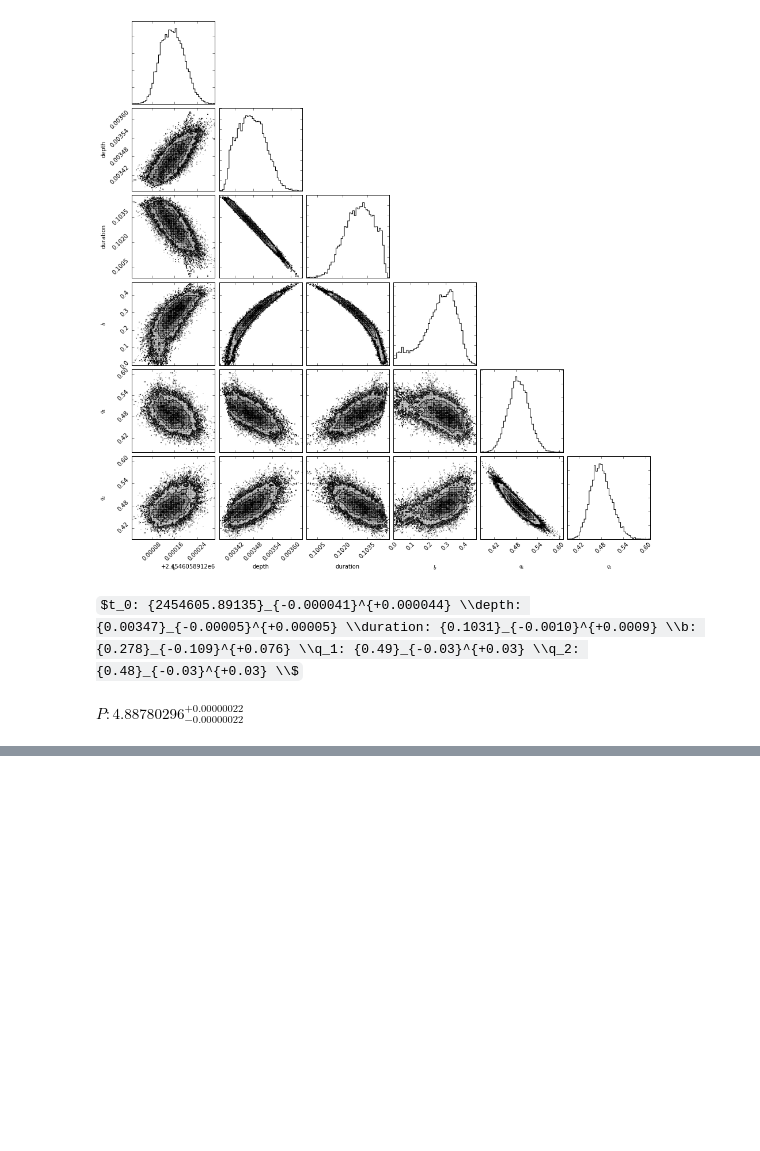
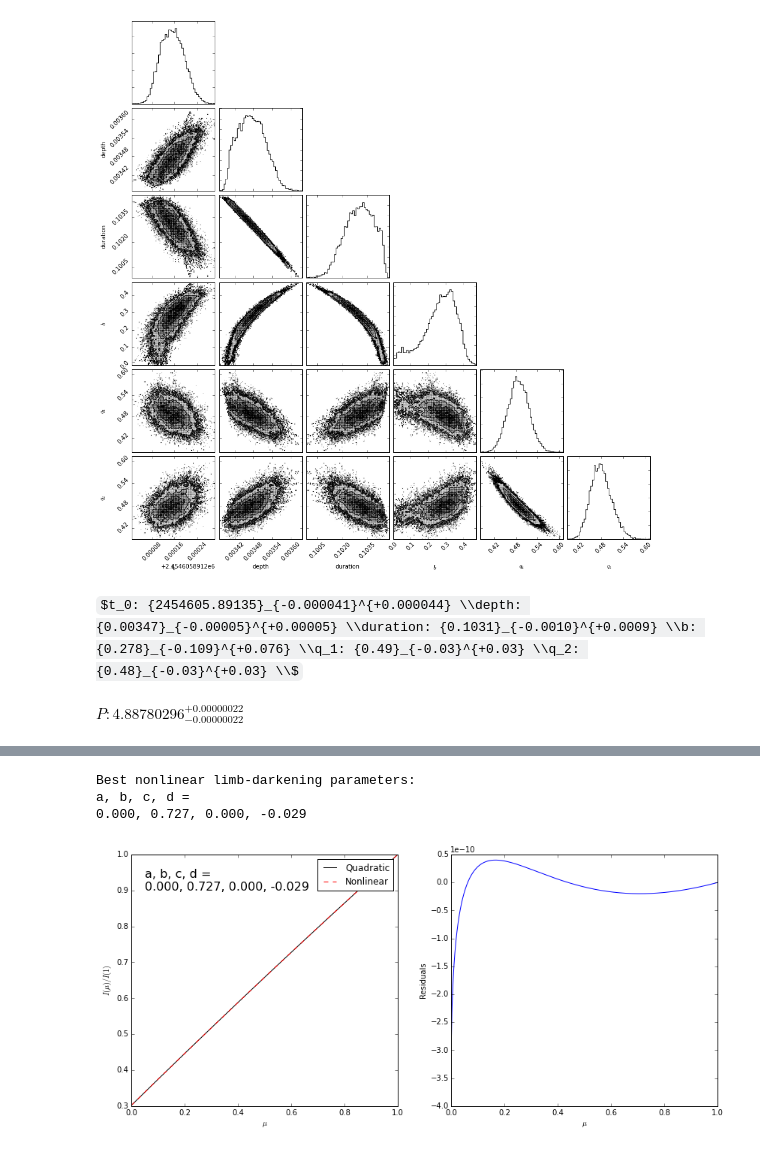
Before and after one commit to bmorris3/hat-11, a Jupyter notebook: data/fit_transit.ipynb, the cells around one changed output, grey strips where cells are left out. Drawn from its saved outputs; the diff is of its cells as text; code cells hidden in the pictures; some formulas as TeX source; blank space fills up the shorter version.

```diff
--- a/data/fit_transit.ipynb
+++ b/data/fit_transit.ipynb
@@ -310,0 +370,46 @@ plt.show()
+# %%
+mu = np.linspace(0, 1, 1000)
+
+def quadratic_law(p, mu):
+    u1, u2 = p
+    return 1 - u1*(1-mu) - u2*(1-mu)**2
+
+def nonlinear_law(p, mu):
+    a, b, c, d = p
+    return 1 - a*(1-mu**0.5) - b*(1-mu) - c*(1-mu**1.5) - d*(1-mu**2)
+
+def kipping_to_quadratic(p):
+    q1, q2 = p
+    u1 = 2*np.sqrt(q1)*q2
+    u2 = np.sqrt(q1)*(1 - 2*q2)
+    return u1, u2
+
+best_fit_quadratic = kipping_to_quadratic(np.median(samples_refined[:, -2:], axis=0))
+best_quadratic_model = quadratic_law(best_fit_quadratic, mu)
+
+from scipy import optimize
+
+initp = [0, 0.6, 0, 0]
+bestp = optimize.leastsq(lambda p, mu: best_quadratic_model - nonlinear_law(p, mu),
+                         initp, args=(mu))[0]
+fig, ax = plt.subplots(1, 2, figsize=(14, 6))
+ax[0].plot(mu, best_quadratic_model, color='k', label='Quadratic')
+ax[0].plot(mu, nonlinear_law(bestp, mu), ls='--', color='r', label='Nonlinear')
+ax[1].plot(mu, nonlinear_law(bestp, mu) - best_quadratic_model)
+
+ax[0].legend()
+ax[0].set(xlabel=r'$\mu$', ylabel=r'$I(\mu)/I(1)$')
+ax[1].set(xlabel=r'$\mu$', ylabel='Residuals')
+
+ax[0].text(0.05, 0.9,
+           'a, b, c, d = \n{0:.3f}, {1:.3f}, {2:.3f}, {3:.3f}'
+           .format(*bestp), fontsize=16)
+print("Best nonlinear limb-darkening parameters: \n"
+      "a, b, c, d = \n{0:.3f}, {1:.3f}, {2:.3f}, {3:.3f}"
+           .format(*bestp))
+plt.show()
+# %% [output]
+Best nonlinear limb-darkening parameters:
+a, b, c, d =
+0.000, 0.727, 0.000, -0.029
+[figure, added]
```
Also changed, not shown: parts of 5 cells of this notebook.
